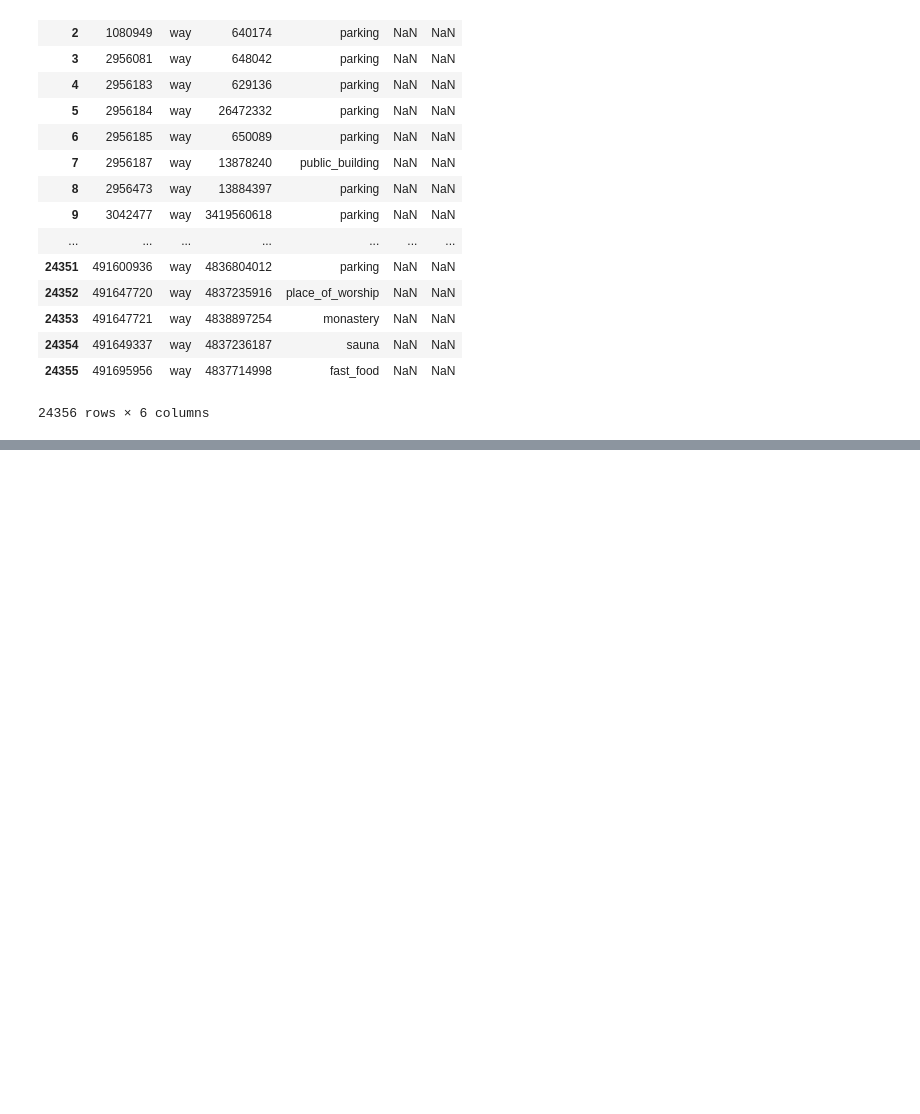
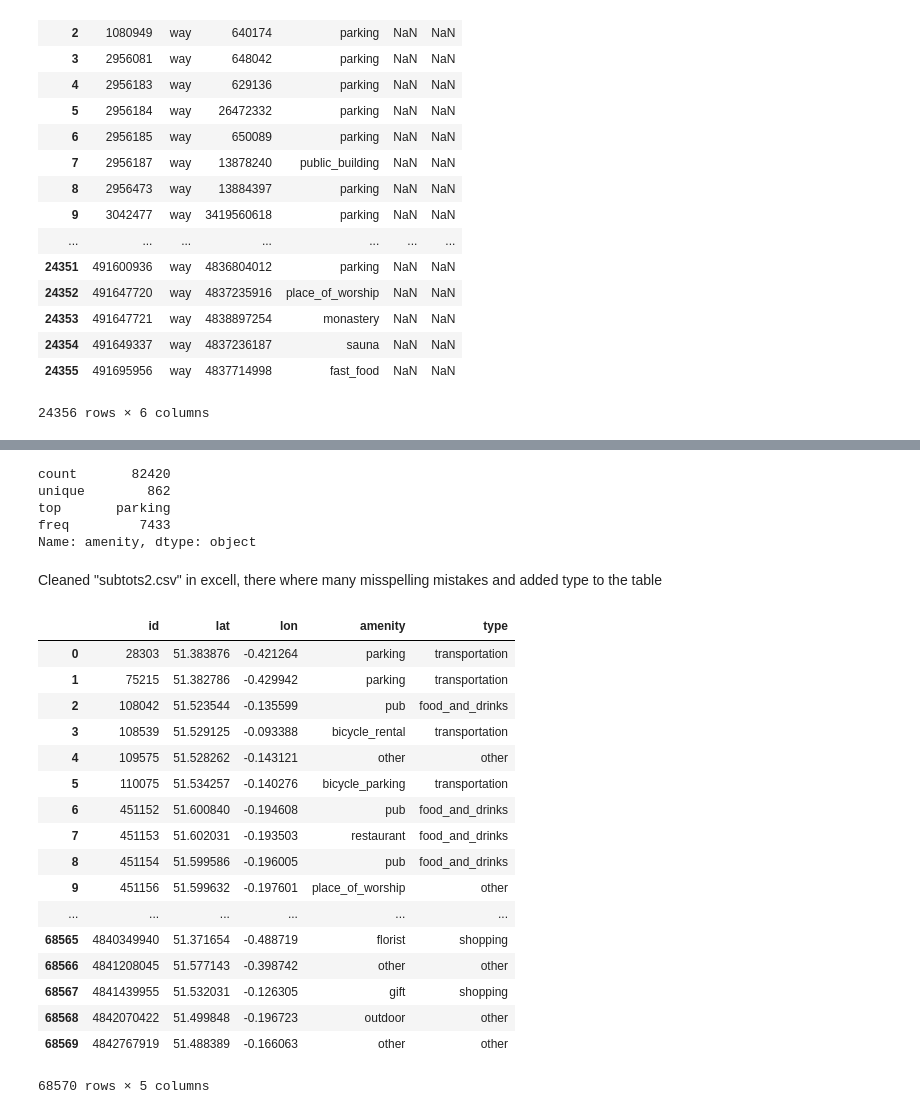
Before and after one commit to mateoneira/UrbanDNA, a Jupyter notebook: data/3a1m_DataCollection.ipynb, the cells around one changed output, grey strips where cells are left out. Saved outputs shown, nothing was run; the diff lists cells and outputs as text; code cells hidden in the pictures; blank space fills up the shorter version.

```diff
--- a/data/3a1m_DataCollection.ipynb
+++ b/data/3a1m_DataCollection.ipynb
@@ -455,0 +514,8 @@ df3
+# %%
+subtots.amenity.describe()
+# %% [output]
+count       82420
+unique        862
+top       parking
+freq         7433
+Name: amenity, dtype: object
@@ -455,0 +525,24 @@ df3
+# %% [markdown]
+Cleaned "subtots2.csv" in excell, there where many misspelling mistakes and added type to the table
+# %%
+clean_data = pd.read_csv("final_amenities.csv")
+clean_data
+# %% [output]
+|  | id | lat | lon | amenity | type |
+| 0 | 28303 | 51.383876 | -0.421264 | parking | transportation |
+| 1 | 75215 | 51.382786 | -0.429942 | parking | transportation |
+| 2 | 108042 | 51.523544 | -0.135599 | pub | food_and_drinks |
+| 3 | 108539 | 51.529125 | -0.093388 | bicycle_rental | transportation |
+| 4 | 109575 | 51.528262 | -0.143121 | other | other |
+| 5 | 110075 | 51.534257 | -0.140276 | bicycle_parking | transportation |
+| 6 | 451152 | 51.600840 | -0.194608 | pub | food_and_drinks |
+| 7 | 451153 | 51.602031 | -0.193503 | restaurant | food_and_drinks |
+| 8 | 451154 | 51.599586 | -0.196005 | pub | food_and_drinks |
+| 9 | 451156 | 51.599632 | -0.197601 | place_of_worship | other |
+| ... | ... | ... | ... | ... | ... |
+| 68565 | 4840349940 | 51.371654 | -0.488719 | florist | shopping |
+| 68566 | 4841208045 | 51.577143 | -0.398742 | other | other |
+| 68567 | 4841439955 | 51.532031 | -0.126305 | gift | shopping |
+| 68568 | 4842070422 | 51.499848 | -0.196723 | outdoor | other |
+| 68569 | 4842767919 | 51.488389 | -0.166063 | other | other |
+68570 rows × 5 columns
```
Also changed, not shown: parts of 29 cells of this notebook, 16 other files.
